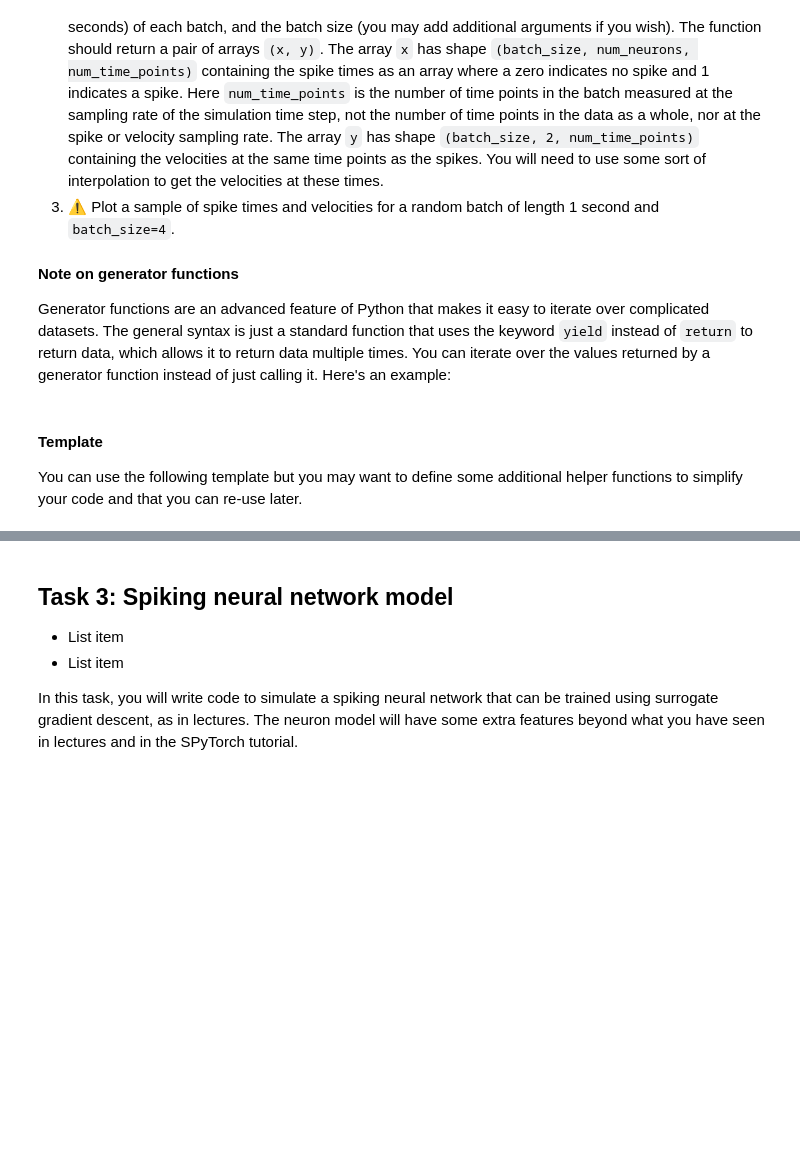
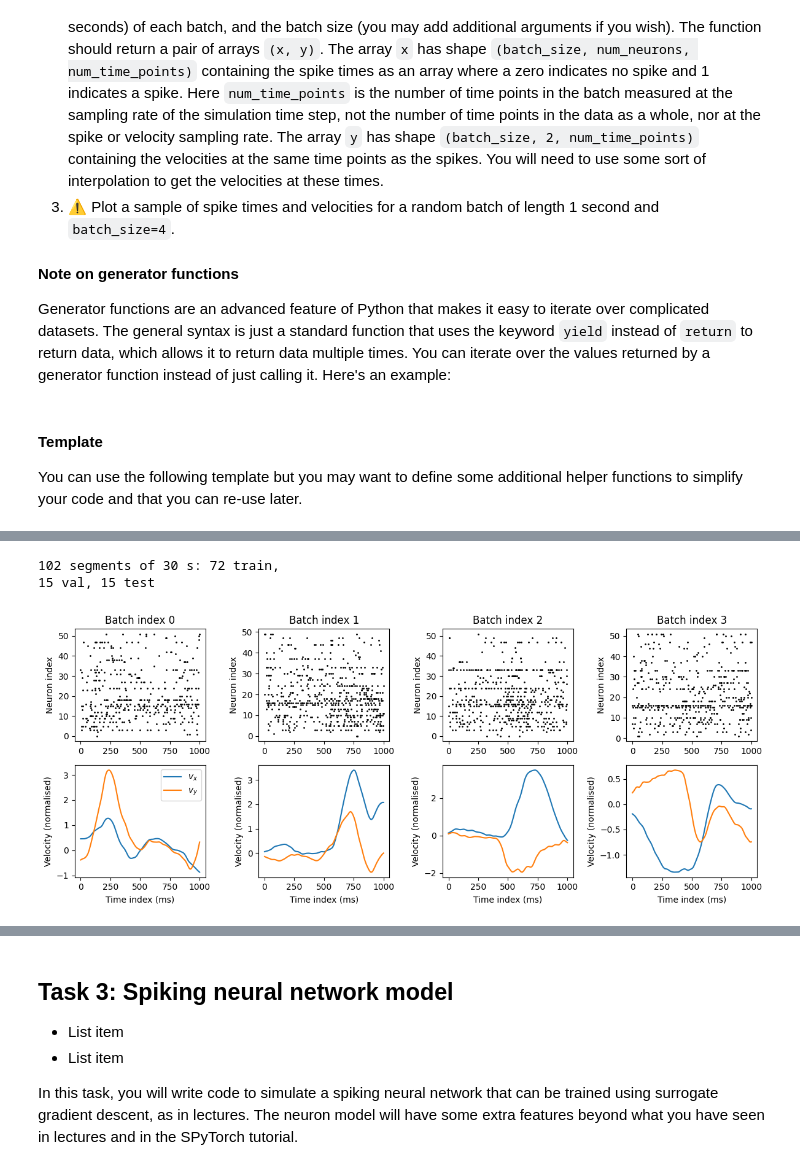
Before and after one commit to MAadinP/neuro4ml, a Jupyter notebook: cw_decoding.ipynb, the cells around one changed output, grey strips where cells are left out. Drawn from its saved outputs; the diff is of its cells as text; code cells hidden in the pictures; blank space fills up the shorter version.

```diff
--- a/cw_decoding.ipynb
+++ b/cw_decoding.ipynb
@@ -325,0 +332,79 @@ NameError: name 'num_batches' is not defined
+# %%
+# Split the session into equally distributed, non-overlapping segments
+# Each segment is 30 s long. Segments are labelled train/val/test
+# pattern (14 train, 3 val, 3 test = 70/15/15), so every split is spread across the whole session.
+
+seg_len = 30.0  # in s
+t_start, t_end = vel_times[0], vel_times[-1]
+n_seg = int((t_end - t_start) // seg_len) # dropping the remainder of the data (doesnt fit exactly)
+seg_starts = t_start + seg_len * np.arange(n_seg)
+segments = np.stack([seg_starts, seg_starts + seg_len], axis=1)  # (n_seg, 2) array of [start, end] times
+
+pattern = np.array(['train'] * 20)
+pattern[[4, 11, 17]] = 'val'
+pattern[[7, 14, 19]] = 'test'
+labels = pattern[np.arange(n_seg) % len(pattern)]
+
+training_range = segments[labels == 'train']
+validation_range = segments[labels == 'val']
+testing_range = segments[labels == 'test']
+print(f"{n_seg} segments of {seg_len:.0f} s: {len(training_range)} train, ")
+print(f"{len(validation_range)} val, {len(testing_range)} test")
+
+spike_times = [np.sort(st) for st in spike_times]  # sorted so np.searchsorted can find a window quickly
+
+def batched_data(range_to_use, fraction=1.0, dt=1e-3, length=1, batch_size=64, max_num_batches=None):
+    """Yield (x, y) batches of randomly ordered windows taken from the segments in range_to_use.
+
+    x: (batch_size, num_neurons, num_time_points), 1 where a neuron spiked in that dt bin, else 0
+    y: (batch_size, 2, num_time_points), normalised (vx, vy) interpolated onto the same dt grid
+    """
+    num_time_points = int(round(length / dt))
+    t_rel = np.arange(num_time_points) * dt
+    # Tile every segment into non-overlapping windows of `length` s (a window never crosses a segment edge)
+    starts = np.concatenate([np.arange(a, b - length + 1e-9, length) for a, b in range_to_use])
+    np.random.shuffle(starts)                         # random order, mixing windows from all segments
+    starts = starts[:int(round(fraction * len(starts)))]  # optionally use only part of the data
+    num_batches = len(starts) // batch_size
+    if max_num_batches is not None:
+        num_batches = min(num_batches, max_num_batches)
+    for batch_idx in range(num_batches):
+        x = torch.zeros((batch_size, num_neurons, num_time_points))
+        y = torch.zeros((batch_size, 2, num_time_points))
+        for b in range(batch_size):
+            t0 = starts[batch_idx * batch_size + b]
+            # Spikes -> binary raster at resolution dt
+            for n, st in enumerate(spike_times):
+                lo, hi = np.searchsorted(st, [t0, t0 + length])
+                idx = ((st[lo:hi] - t0) / dt).astype(int)
+                x[b, n, idx[idx < num_time_points]] = 1
+            # Velocities (sampled every 10 ms) -> linearly interpolated onto the dt grid
+            t = t0 + t_rel
+            for k in range(2):
+                y[b, k] = torch.from_numpy(np.interp(t, vel_times, v_normalised[:, k]))
+        yield x, y
+
+
+x, y = next(batched_data(training_range, dt=1*ms, length=1, batch_size=4))
+
+plt.figure(figsize=(12, 5))
+for b in range(4):
+    # Plot spikes for this batch index
+    ax = plt.subplot(2, 4, b+1)
+    neuron_idx, time_idx = np.nonzero(x[b].numpy())
+    plt.scatter(time_idx, neuron_idx, s=1, c='k')
+    plt.ylabel('Neuron index')
+    plt.title(f'Batch index {b}')
+    # Plot velocities for this batch index
+    plt.subplot(2, 4, b+5, sharex=ax)
+    plt.plot(y[b, 0], label='$v_x$')
+    plt.plot(y[b, 1], label='$v_y$')
+    plt.xlabel('Time index (ms)')
+    plt.ylabel('Velocity (normalised)')
+    if b == 0:
+        plt.legend(loc='best')
+plt.tight_layout();
+# %% [output]
+102 segments of 30 s: 72 train,
+15 val, 15 test
+[figure, added]
```
Also changed, not shown: parts of 18 cells of this notebook, 3 other files.
